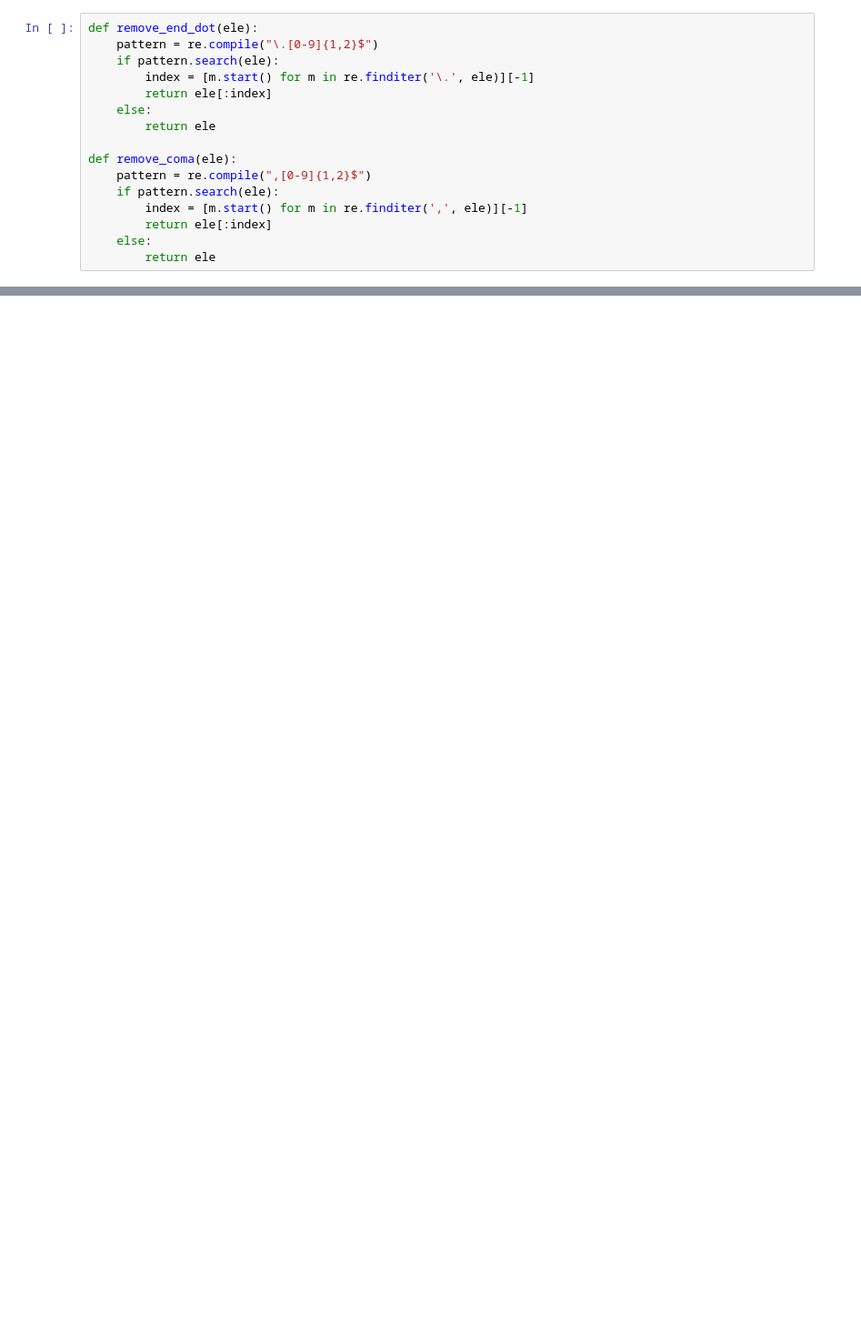
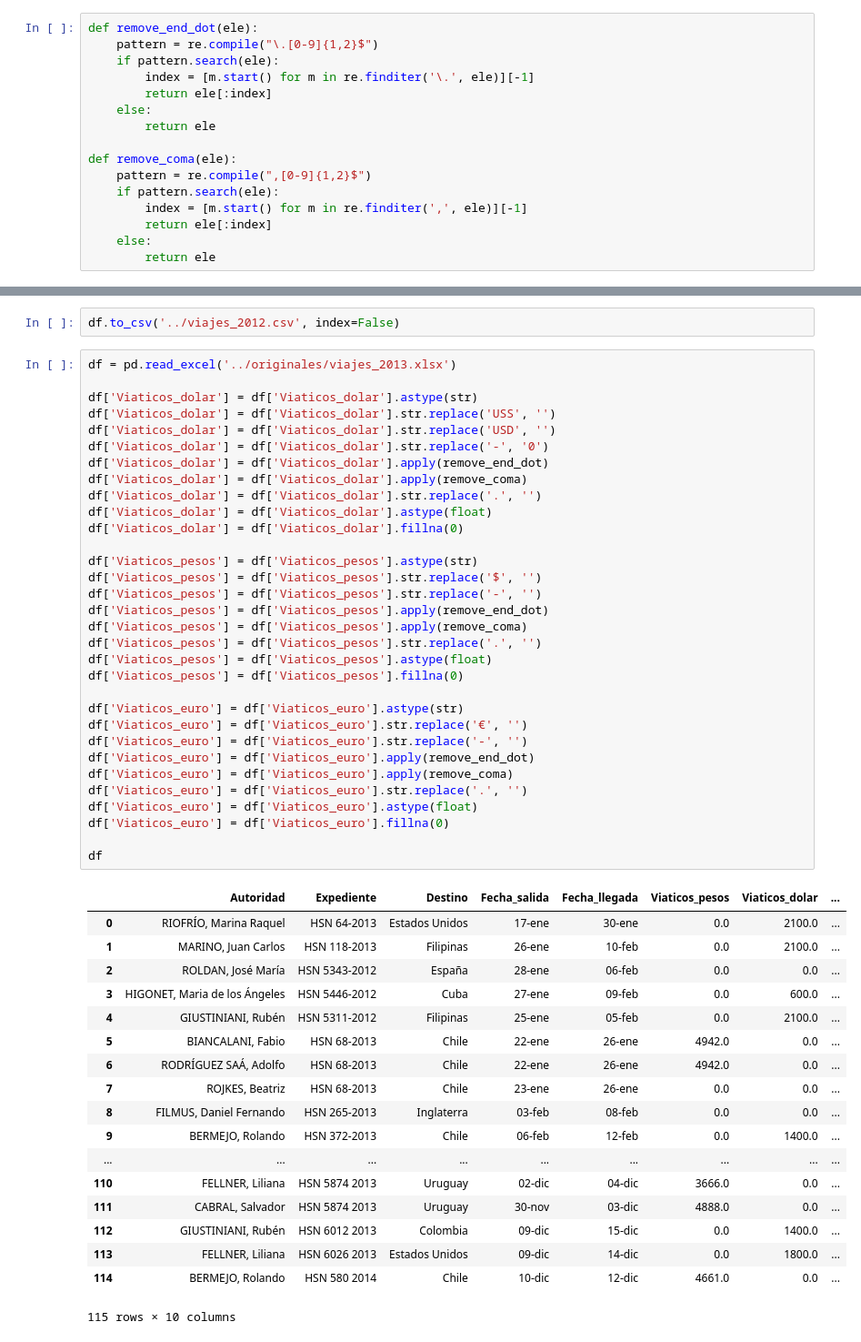
Before and after one commit to OpenDataR4/datos, a Jupyter notebook: senado_viajes/Jupyter_Notebooks/01_Exel2CSV.ipynb, the cells around one changed output, grey strips where cells are left out. Shown at 91% size. Saved outputs shown, nothing was run; the diff lists cells and outputs as text; blank space fills up the shorter version.

```diff
--- a/senado_viajes/Jupyter_Notebooks/01_Exel2CSV.ipynb
+++ b/senado_viajes/Jupyter_Notebooks/01_Exel2CSV.ipynb
@@ -69,3 +80,56 @@ df
 | 91 | GONZALEZ, Pablo Gerardo | HSN 4851/2012 | Italia | 06-Dic | 12-Dic | 0.0 | 0.0 | ... |
 | 92 | FERNANDEZ, Aníbal Domingo | HSN 5279/2012 | Suecia | 10-Dic | 14-Dic | 0.0 | 0.0 | ... |
 93 rows × 10 columns
+# %%
+df.to_csv('../viajes_2012.csv', index=False)
+# %%
+df = pd.read_excel('../originales/viajes_2013.xlsx')
+
+df['Viaticos_dolar'] = df['Viaticos_dolar'].astype(str)
+df['Viaticos_dolar'] = df['Viaticos_dolar'].str.replace('USS', '')
+df['Viaticos_dolar'] = df['Viaticos_dolar'].str.replace('USD', '')
+df['Viaticos_dolar'] = df['Viaticos_dolar'].str.replace('-', '0')
+df['Viaticos_dolar'] = df['Viaticos_dolar'].apply(remove_end_dot)
+df['Viaticos_dolar'] = df['Viaticos_dolar'].apply(remove_coma)
+df['Viaticos_dolar'] = df['Viaticos_dolar'].str.replace('.', '')
+df['Viaticos_dolar'] = df['Viaticos_dolar'].astype(float)
+df['Viaticos_dolar'] = df['Viaticos_dolar'].fillna(0)
+
+df['Viaticos_pesos'] = df['Viaticos_pesos'].astype(str)
+df['Viaticos_pesos'] = df['Viaticos_pesos'].str.replace('$', '')
+df['Viaticos_pesos'] = df['Viaticos_pesos'].str.replace('-', '')
+df['Viaticos_pesos'] = df['Viaticos_pesos'].apply(remove_end_dot)
+df['Viaticos_pesos'] = df['Viaticos_pesos'].apply(remove_coma)
+df['Viaticos_pesos'] = df['Viaticos_pesos'].str.replace('.', '')
+df['Viaticos_pesos'] = df['Viaticos_pesos'].astype(float)
+df['Viaticos_pesos'] = df['Viaticos_pesos'].fillna(0)
+
+df['Viaticos_euro'] = df['Viaticos_euro'].astype(str)
+df['Viaticos_euro'] = df['Viaticos_euro'].str.replace('€', '')
+df['Viaticos_euro'] = df['Viaticos_euro'].str.replace('-', '')
+df['Viaticos_euro'] = df['Viaticos_euro'].apply(remove_end_dot)
+df['Viaticos_euro'] = df['Viaticos_euro'].apply(remove_coma)
+df['Viaticos_euro'] = df['Viaticos_euro'].str.replace('.', '')
+df['Viaticos_euro'] = df['Viaticos_euro'].astype(float)
+df['Viaticos_euro'] = df['Viaticos_euro'].fillna(0)
+
+df
+# %% [output]
+|  | Autoridad | Expediente | Destino | Fecha_salida | Fecha_llegada | Viaticos_pesos | Viaticos_dolar | ... |
+| 0 | RIOFRÍO, Marina Raquel | HSN 64-2013 | Estados Unidos | 17-ene | 30-ene | 0.0 | 2100.0 | ... |
+| 1 | MARINO, Juan Carlos | HSN 118-2013 | Filipinas | 26-ene | 10-feb | 0.0 | 2100.0 | ... |
+| 2 | ROLDAN, José María | HSN 5343-2012 | España | 28-ene | 06-feb | 0.0 | 0.0 | ... |
+| 3 | HIGONET, Maria de los Ángeles | HSN 5446-2012 | Cuba | 27-ene | 09-feb | 0.0 | 600.0 | ... |
+| 4 | GIUSTINIANI, Rubén | HSN 5311-2012 | Filipinas | 25-ene | 05-feb | 0.0 | 2100.0 | ... |
+| 5 | BIANCALANI, Fabio | HSN 68-2013 | Chile | 22-ene | 26-ene | 4942.0 | 0.0 | ... |
+| 6 | RODRÍGUEZ SAÁ, Adolfo | HSN 68-2013 | Chile | 22-ene | 26-ene | 4942.0 | 0.0 | ... |
+| 7 | ROJKES, Beatriz | HSN 68-2013 | Chile | 23-ene | 26-ene | 0.0 | 0.0 | ... |
+| 8 | FILMUS, Daniel Fernando | HSN 265-2013 | Inglaterra | 03-feb | 08-feb | 0.0 | 0.0 | ... |
+| 9 | BERMEJO, Rolando | HSN 372-2013 | Chile | 06-feb | 12-feb | 0.0 | 1400.0 | ... |
+| ... | ... | ... | ... | ... | ... | ... | ... | ... |
+| 110 | FELLNER, Liliana | HSN 5874 2013 | Uruguay | 02-dic | 04-dic | 3666.0 | 0.0 | ... |
+| 111 | CABRAL, Salvador | HSN 5874 2013 | Uruguay | 30-nov | 03-dic | 4888.0 | 0.0 | ... |
+| 112 | GIUSTINIANI, Rubén | HSN 6012 2013 | Colombia | 09-dic | 15-dic | 0.0 | 1400.0 | ... |
+| 113 | FELLNER, Liliana | HSN 6026 2013 | Estados Unidos | 09-dic | 14-dic | 0.0 | 1800.0 | ... |
+| 114 | BERMEJO, Rolando | HSN 580 2014 | Chile | 10-dic | 12-dic | 4661.0 | 0.0 | ... |
+115 rows × 10 columns
```
Also changed, not shown: parts of 22 cells of this notebook, 17 other files.
